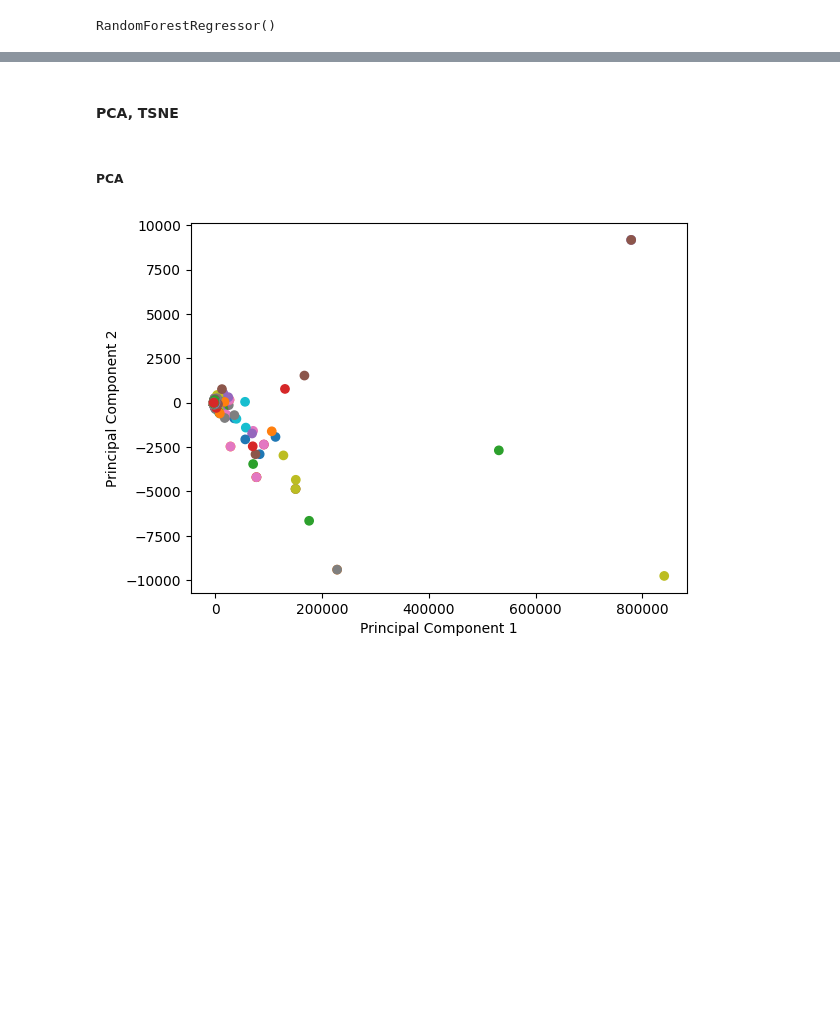
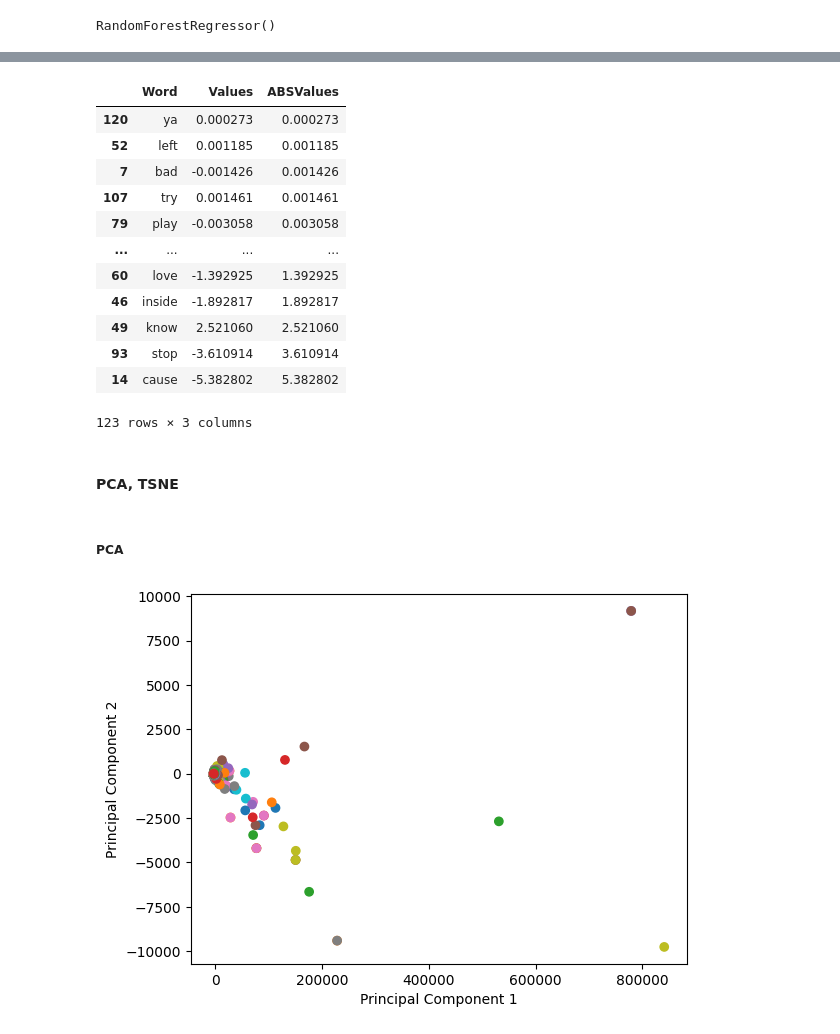
Before and after one commit to jmc8290/finalProject, a Jupyter notebook: projectWorkbook.ipynb, the cells around one changed output, grey strips where cells are left out. Saved outputs shown, nothing was run; the diff lists cells and outputs as text; code cells hidden in the pictures; blank space fills up the shorter version.

```diff
--- a/projectWorkbook.ipynb
+++ b/projectWorkbook.ipynb
@@ -631,0 +663,2 @@ shap.summary_plot(shap_values, xReducedTransformed, feature_names=exp.feature_na
+# %%
+surfIndex = sampleDf.index[sampleDf['Song Title'] == "Surfin' U.S.A."].tolist()
@@ -632,3 +673,21 @@ shap.summary_plot(shap_values, xReducedTransformed, feature_names=exp.feature_na
+# %%
+surfValues = pd.DataFrame({'Word':exp.feature_names, 'Values': shap_values[surfIndex[0]]})
+surfValues['ABSValues'] = surfValues['Values'].abs()
+surfValues.sort_values(by = 'ABSValues')
+# %% [output]
+|  | Word | Values | ABSValues |
+| 120 | ya | 0.000273 | 0.000273 |
+| 52 | left | 0.001185 | 0.001185 |
+| 7 | bad | -0.001426 | 0.001426 |
+| 107 | try | 0.001461 | 0.001461 |
+| 79 | play | -0.003058 | 0.003058 |
+| ... | ... | ... | ... |
+| 60 | love | -1.392925 | 1.392925 |
+| 46 | inside | -1.892817 | 1.892817 |
+| 49 | know | 2.521060 | 2.521060 |
+| 93 | stop | -3.610914 | 3.610914 |
+| 14 | cause | -5.382802 | 5.382802 |
+123 rows × 3 columns
 # %% [markdown]
 #### PCA, TSNE
 # %% [markdown]
```
Also changed, not shown: parts of 25 cells of this notebook, 4 other files.
